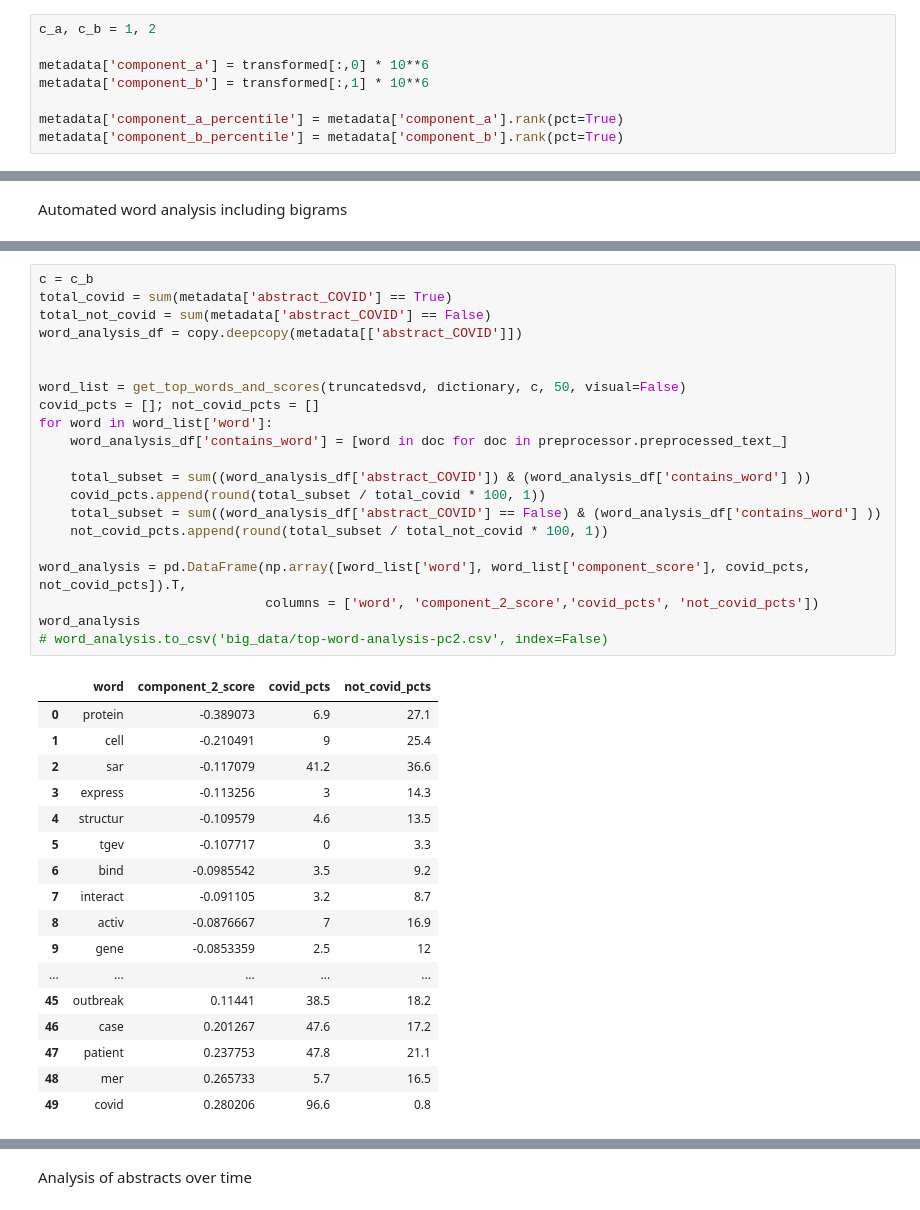
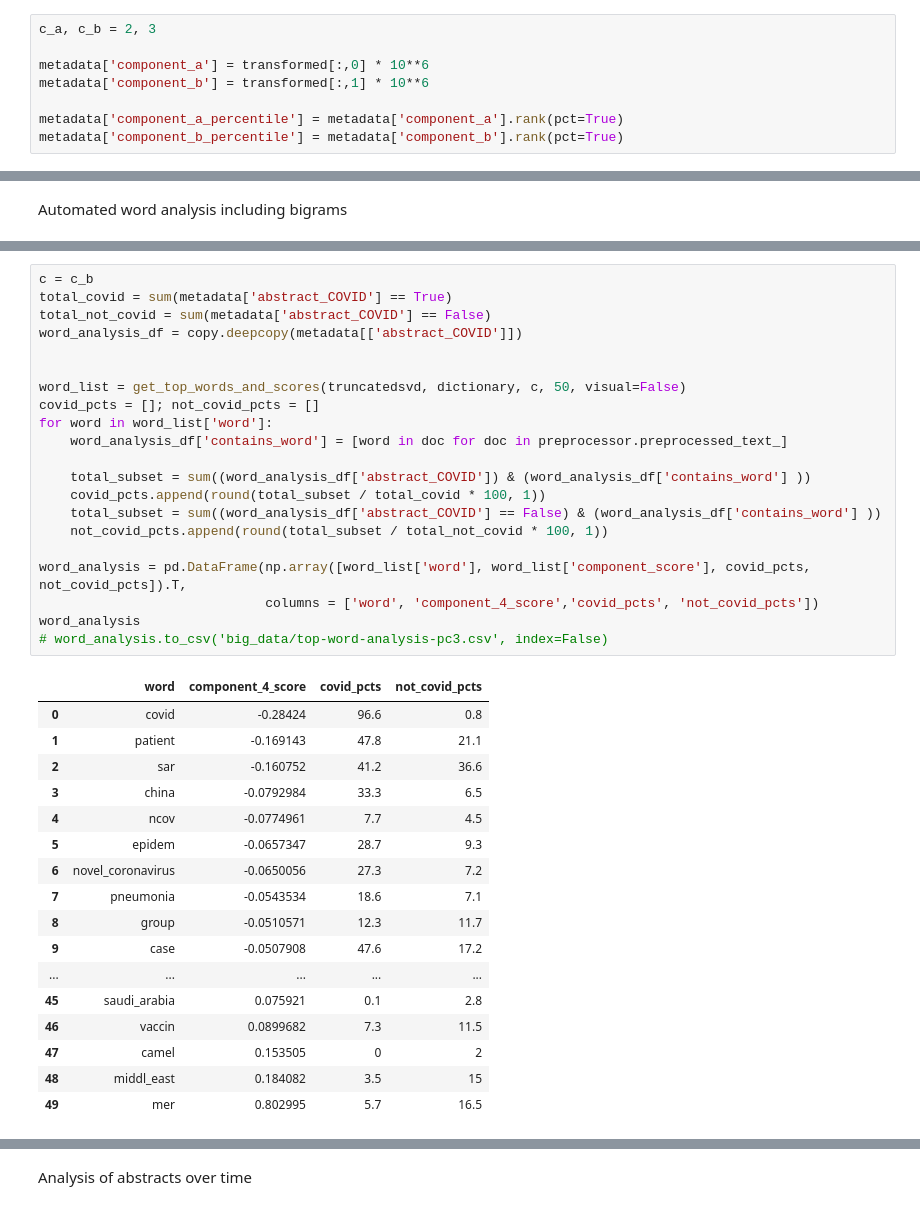
Before and after one commit to COVID19-DVRN/8-AI-Mapping-of-Relevant-Coronavirus-Literature, a Jupyter notebook: analysis/AbstractAnalytics-subsetted.ipynb, the cells around one changed output, grey strips where cells are left out. Cells and saved outputs as stored; diff of their text form.

```diff
--- a/analysis/AbstractAnalytics-subsetted.ipynb
+++ b/analysis/AbstractAnalytics-subsetted.ipynb
@@ -282,7 +265,7 @@ for i in range(10):
 [figure]
 [figure]
 # %%
-c_a, c_b = 1, 2
+c_a, c_b = 2, 3
 
 metadata['component_a'] = transformed[:,0] * 10**6
 metadata['component_b'] = transformed[:,1] * 10**6
@@ -318,39 +290,39 @@ Index(['cord_uid', 'sha', 'source_x', 'title', 'doi', 'pmcid', 'pubmed_id',
 # %%
 c = c_b
 total_covid = sum(metadata['abstract_COVID'] == True)
 total_not_covid = sum(metadata['abstract_COVID'] == False)
 word_analysis_df = copy.deepcopy(metadata[['abstract_COVID']])
 
 
 word_list = get_top_words_and_scores(truncatedsvd, dictionary, c, 50, visual=False)
 covid_pcts = []; not_covid_pcts = []
 for word in word_list['word']:
     word_analysis_df['contains_word'] = [word in doc for doc in preprocessor.preprocessed_text_]
 
     total_subset = sum((word_analysis_df['abstract_COVID']) & (word_analysis_df['contains_word'] ))
     covid_pcts.append(round(total_subset / total_covid * 100, 1))
     total_subset = sum((word_analysis_df['abstract_COVID'] == False) & (word_analysis_df['contains_word'] ))
     not_covid_pcts.append(round(total_subset / total_not_covid * 100, 1))
 
 word_analysis = pd.DataFrame(np.array([word_list['word'], word_list['component_score'], covid_pcts, not_covid_pcts]).T,
-                             columns = ['word', 'component_2_score','covid_pcts', 'not_covid_pcts'])
+                             columns = ['word', 'component_4_score','covid_pcts', 'not_covid_pcts'])
 word_analysis
-# word_analysis.to_csv('big_data/top-word-analysis-pc2.csv', index=False)
+# word_analysis.to_csv('big_data/top-word-analysis-pc3.csv', index=False)
 # %% [output]
-|  | word | component_2_score | covid_pcts | not_covid_pcts |
-| 0 | protein | -0.389073 | 6.9 | 27.1 |
-| 1 | cell | -0.210491 | 9 | 25.4 |
-| 2 | sar | -0.117079 | 41.2 | 36.6 |
-| 3 | express | -0.113256 | 3 | 14.3 |
-| 4 | structur | -0.109579 | 4.6 | 13.5 |
-| 5 | tgev | -0.107717 | 0 | 3.3 |
-| 6 | bind | -0.0985542 | 3.5 | 9.2 |
-| 7 | interact | -0.091105 | 3.2 | 8.7 |
-| 8 | activ | -0.0876667 | 7 | 16.9 |
-| 9 | gene | -0.0853359 | 2.5 | 12 |
+|  | word | component_4_score | covid_pcts | not_covid_pcts |
+| 0 | covid | -0.28424 | 96.6 | 0.8 |
+| 1 | patient | -0.169143 | 47.8 | 21.1 |
+| 2 | sar | -0.160752 | 41.2 | 36.6 |
+| 3 | china | -0.0792984 | 33.3 | 6.5 |
+| 4 | ncov | -0.0774961 | 7.7 | 4.5 |
+| 5 | epidem | -0.0657347 | 28.7 | 9.3 |
+| 6 | novel_coronavirus | -0.0650056 | 27.3 | 7.2 |
+| 7 | pneumonia | -0.0543534 | 18.6 | 7.1 |
+| 8 | group | -0.0510571 | 12.3 | 11.7 |
+| 9 | case | -0.0507908 | 47.6 | 17.2 |
 | ... | ... | ... | ... | ... |
-| 45 | outbreak | 0.11441 | 38.5 | 18.2 |
-| 46 | case | 0.201267 | 47.6 | 17.2 |
-| 47 | patient | 0.237753 | 47.8 | 21.1 |
-| 48 | mer | 0.265733 | 5.7 | 16.5 |
-| 49 | covid | 0.280206 | 96.6 | 0.8 |
+| 45 | saudi_arabia | 0.075921 | 0.1 | 2.8 |
+| 46 | vaccin | 0.0899682 | 7.3 | 11.5 |
+| 47 | camel | 0.153505 | 0 | 2 |
+| 48 | middl_east | 0.184082 | 3.5 | 15 |
+| 49 | mer | 0.802995 | 5.7 | 16.5 |
```
Also changed, not shown: parts of 9 cells of this notebook, 1 other file.
